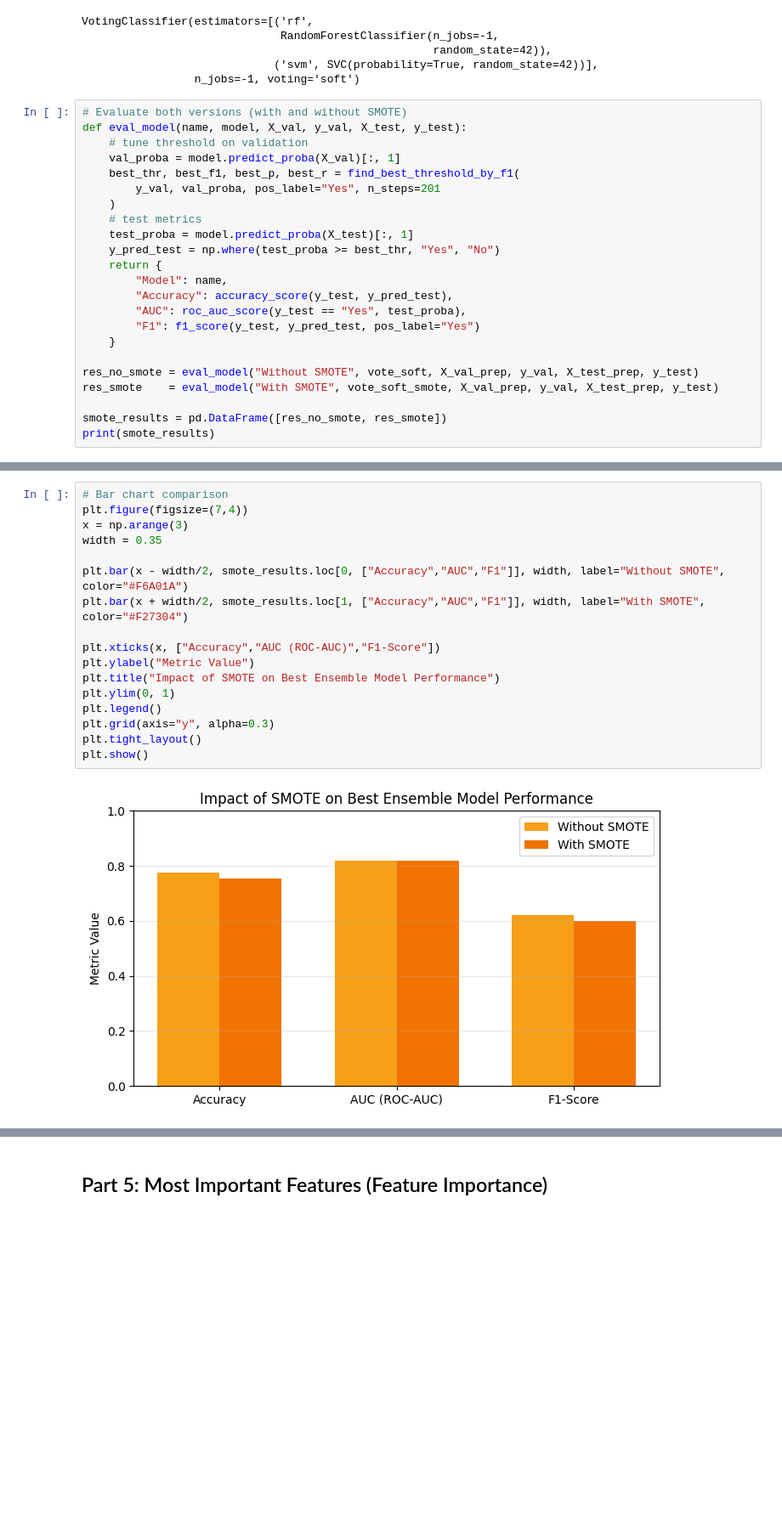
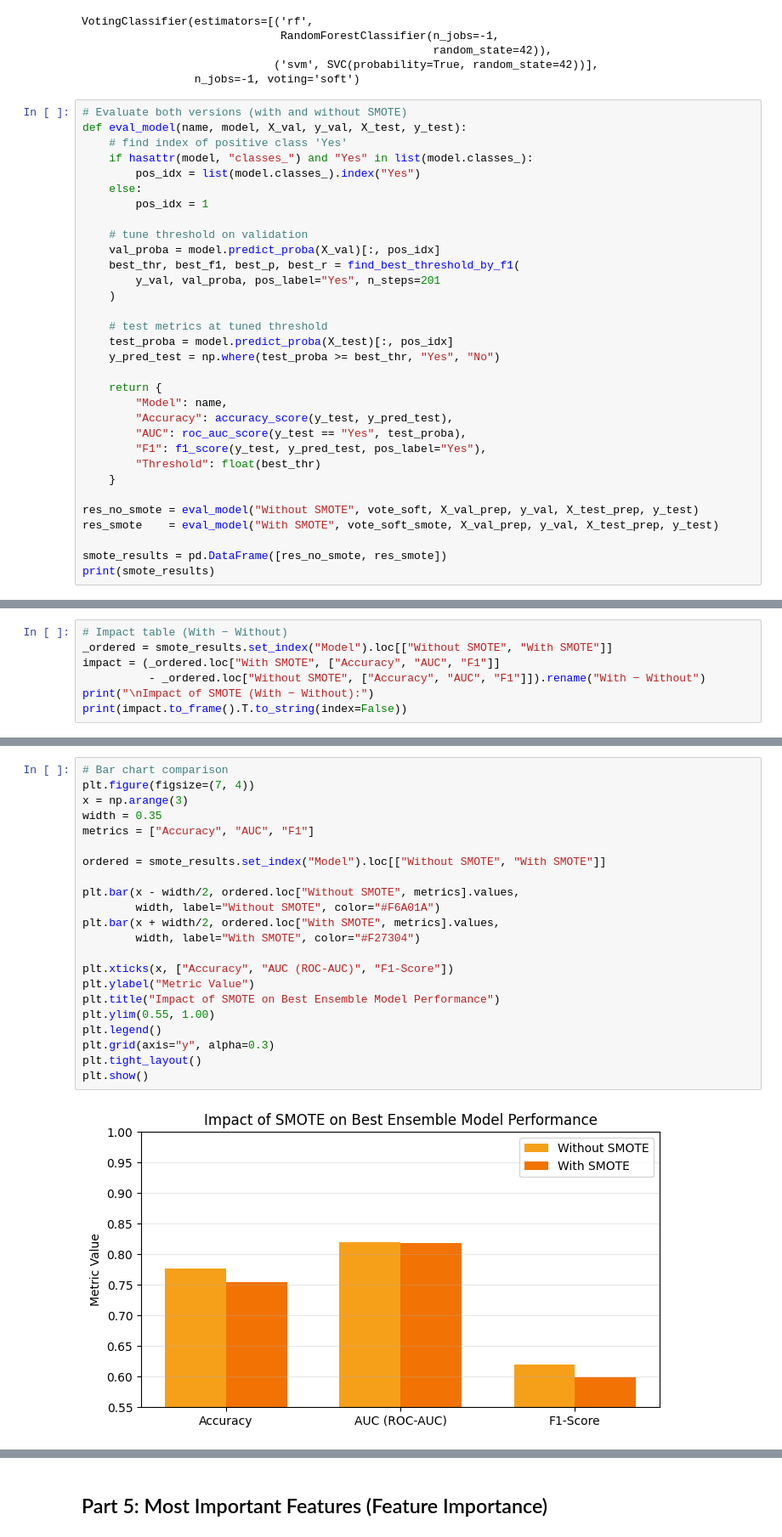
Before and after one commit to carloscastro4172/Machine-Learning, a Jupyter notebook: Mid_Machine/pipeline/pipeline_telco_churn.ipynb, the cells around one changed output, grey strips where cells are left out. Shown at 85% size. Saved outputs shown, nothing was run; the diff lists cells and outputs as text; blank space fills up the shorter version.

```diff
--- a/Mid_Machine/pipeline/pipeline_telco_churn.ipynb
+++ b/Mid_Machine/pipeline/pipeline_telco_churn.ipynb
@@ -1172,19 +1199,28 @@ VotingClassifier(estimators=[('rf',
 # %%
 # Evaluate both versions (with and without SMOTE)
 def eval_model(name, model, X_val, y_val, X_test, y_test):
+    # find index of positive class 'Yes'
+    if hasattr(model, "classes_") and "Yes" in list(model.classes_):
+        pos_idx = list(model.classes_).index("Yes")
+    else:
+        pos_idx = 1
+
     # tune threshold on validation
-    val_proba = model.predict_proba(X_val)[:, 1]
+    val_proba = model.predict_proba(X_val)[:, pos_idx]
     best_thr, best_f1, best_p, best_r = find_best_threshold_by_f1(
         y_val, val_proba, pos_label="Yes", n_steps=201
     )
-    # test metrics
-    test_proba = model.predict_proba(X_test)[:, 1]
+
+    # test metrics at tuned threshold
+    test_proba = model.predict_proba(X_test)[:, pos_idx]
     y_pred_test = np.where(test_proba >= best_thr, "Yes", "No")
+
     return {
         "Model": name,
         "Accuracy": accuracy_score(y_test, y_pred_test),
         "AUC": roc_auc_score(y_test == "Yes", test_proba),
-        "F1": f1_score(y_test, y_pred_test, pos_label="Yes")
+        "F1": f1_score(y_test, y_pred_test, pos_label="Yes"),
+        "Threshold": float(best_thr)
     }
 
 res_no_smote = eval_model("Without SMOTE", vote_soft, X_val_prep, y_val, X_test_prep, y_test)
@@ -1198,0 +1235,7 @@ print(smote_results)
+# %%
+# Impact table (With − Without)
+_ordered = smote_results.set_index("Model").loc[["Without SMOTE", "With SMOTE"]]
+impact = (_ordered.loc["With SMOTE", ["Accuracy", "AUC", "F1"]]
+          - _ordered.loc["Without SMOTE", ["Accuracy", "AUC", "F1"]]).rename("With − Without")
+print("\nImpact of SMOTE (With − Without):")
+print(impact.to_frame().T.to_string(index=False))
@@ -1199,19 +1246,24 @@ print(smote_results)
 # %%
 # Bar chart comparison
-plt.figure(figsize=(7,4))
+plt.figure(figsize=(7, 4))
 x = np.arange(3)
 width = 0.35
+metrics = ["Accuracy", "AUC", "F1"]
 
-plt.bar(x - width/2, smote_results.loc[0, ["Accuracy","AUC","F1"]], width, label="Without SMOTE", color="#F6A01A")
-plt.bar(x + width/2, smote_results.loc[1, ["Accuracy","AUC","F1"]], width, label="With SMOTE", color="#F27304")
+ordered = smote_results.set_index("Model").loc[["Without SMOTE", "With SMOTE"]]
 
-plt.xticks(x, ["Accuracy","AUC (ROC-AUC)","F1-Score"])
+plt.bar(x - width/2, ordered.loc["Without SMOTE", metrics].values,
+        width, label="Without SMOTE", color="#F6A01A")
+plt.bar(x + width/2, ordered.loc["With SMOTE", metrics].values,
+        width, label="With SMOTE", color="#F27304")
+
+plt.xticks(x, ["Accuracy", "AUC (ROC-AUC)", "F1-Score"])
 plt.ylabel("Metric Value")
 plt.title("Impact of SMOTE on Best Ensemble Model Performance")
-plt.ylim(0, 1)
+plt.ylim(0.55, 1.00)
 plt.legend()
 plt.grid(axis="y", alpha=0.3)
 plt.tight_layout()
 plt.show()
 # %% [output]
-[figure, old version]
+[figure, new version]
```
Also changed, not shown: parts of 36 cells of this notebook.
